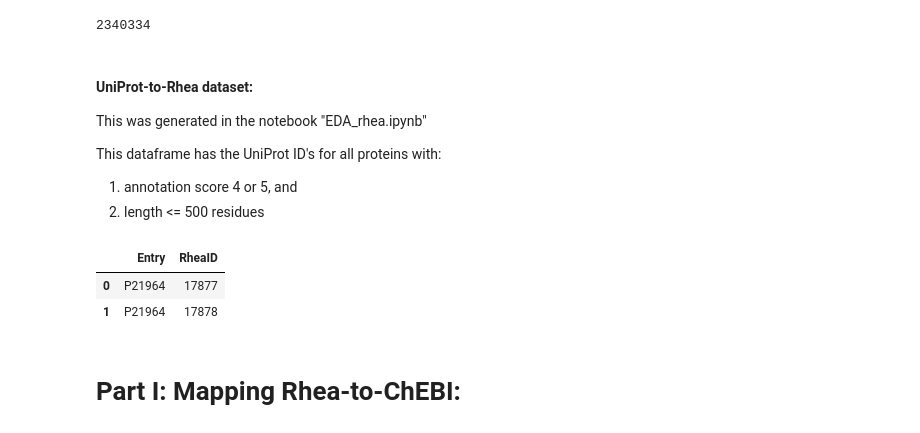
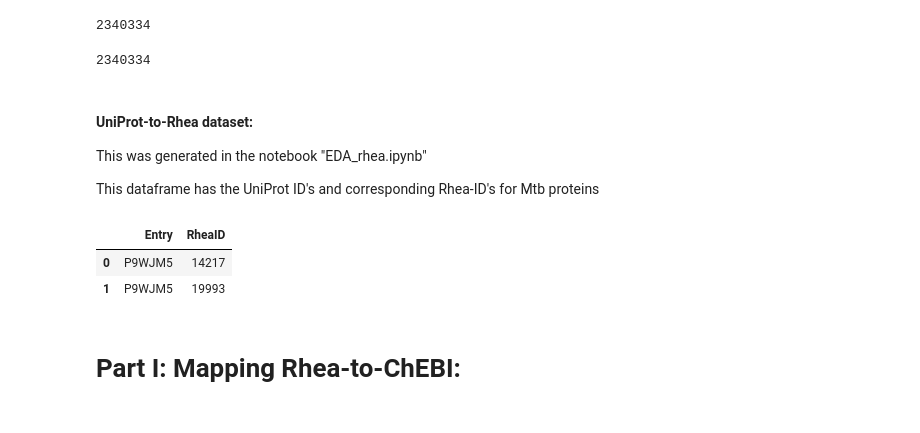
Before and after one commit to ajinich/mtb_tn_db, a Jupyter notebook: ml-standardised_data/UP_Rhea_to_smiles.ipynb, the cells around one changed output. Cells and saved outputs as stored; diff of their text form; code cells hidden in the pictures.

```diff
--- a/ml-standardised_data/UP_Rhea_to_smiles.ipynb
+++ b/ml-standardised_data/UP_Rhea_to_smiles.ipynb
@@ -103,22 +146,23 @@ result_chebi = g_chebi.parse(file_chebi)
 len(g_chebi)
 # %% [output]
 2340334
+# %%
+len(g_chebi)
+# %% [output]
+2340334
 # %% [markdown]
 #### UniProt-to-Rhea dataset:
 This was generated in the notebook "EDA_rhea.ipynb"
 
-This dataframe has the UniProt ID's for all proteins with:
-1. annotation score 4 or 5, and
-2. length <= 500 residues
+This dataframe has the UniProt ID's and corresponding Rhea-ID's for Mtb proteins
 # %%
-# file_in = '../../data/mohammed/rhea_test/up_to_rhea_sdr_45.csv'
-file_in = '../../data/mohammed/rhea_test/up_to_rhea_SAM_45.csv'
-df_45_l_rhea = pd.read_csv(file_in)
-df_45_l_rhea.head(2)
+file_in = '../data/up_to_rhea.csv'
+df_UP_rhea = pd.read_csv(file_in)
+df_UP_rhea.head(2)
 # %% [output]
 |  | Entry | RheaID |
-| 0 | P21964 | 17877 |
-| 1 | P21964 | 17878 |
+| 0 | P9WJM5 | 14217 |
+| 1 | P9WJM5 | 19993 |
 # %% [markdown]
 # Part I: Mapping Rhea-to-ChEBI:
 # %% [markdown]
```
Also changed, not shown: parts of 38 cells of this notebook, 2 other files.
